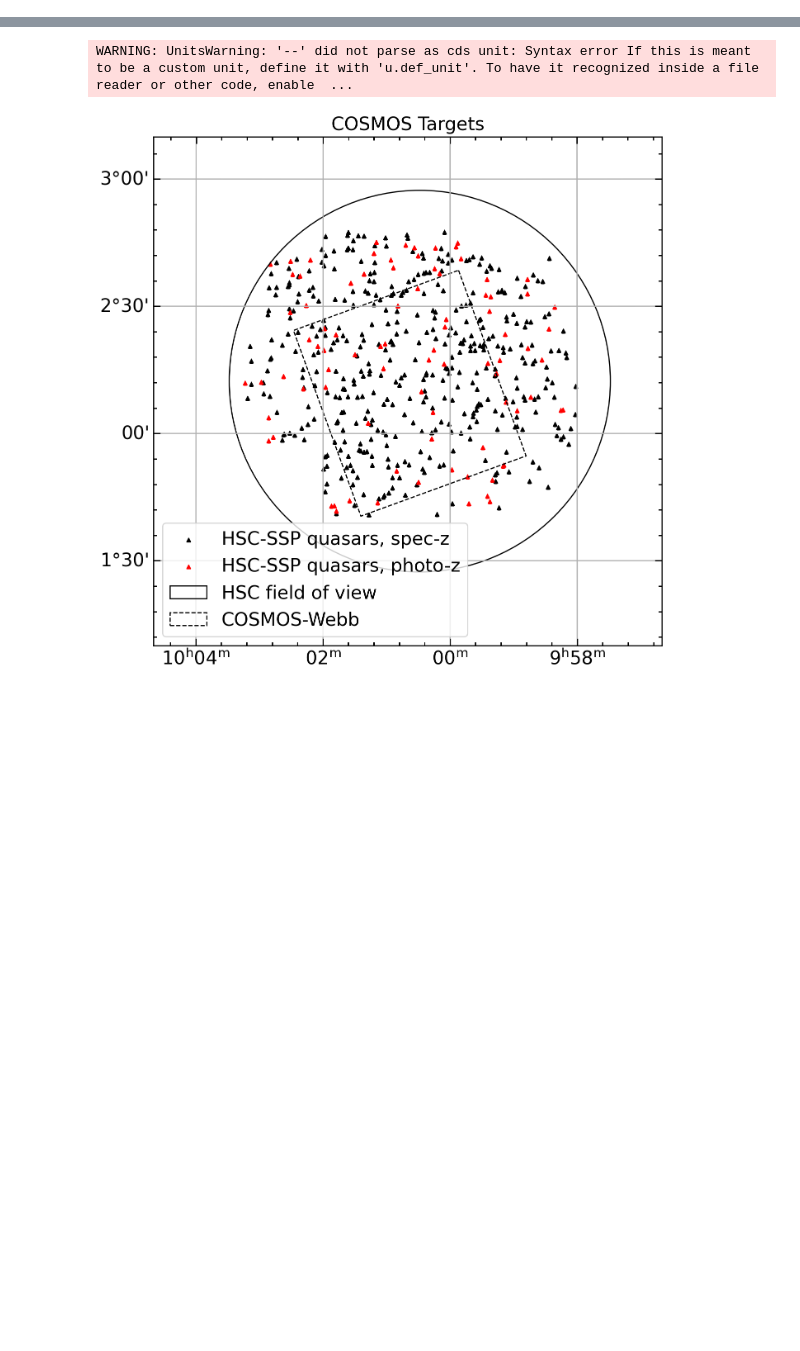
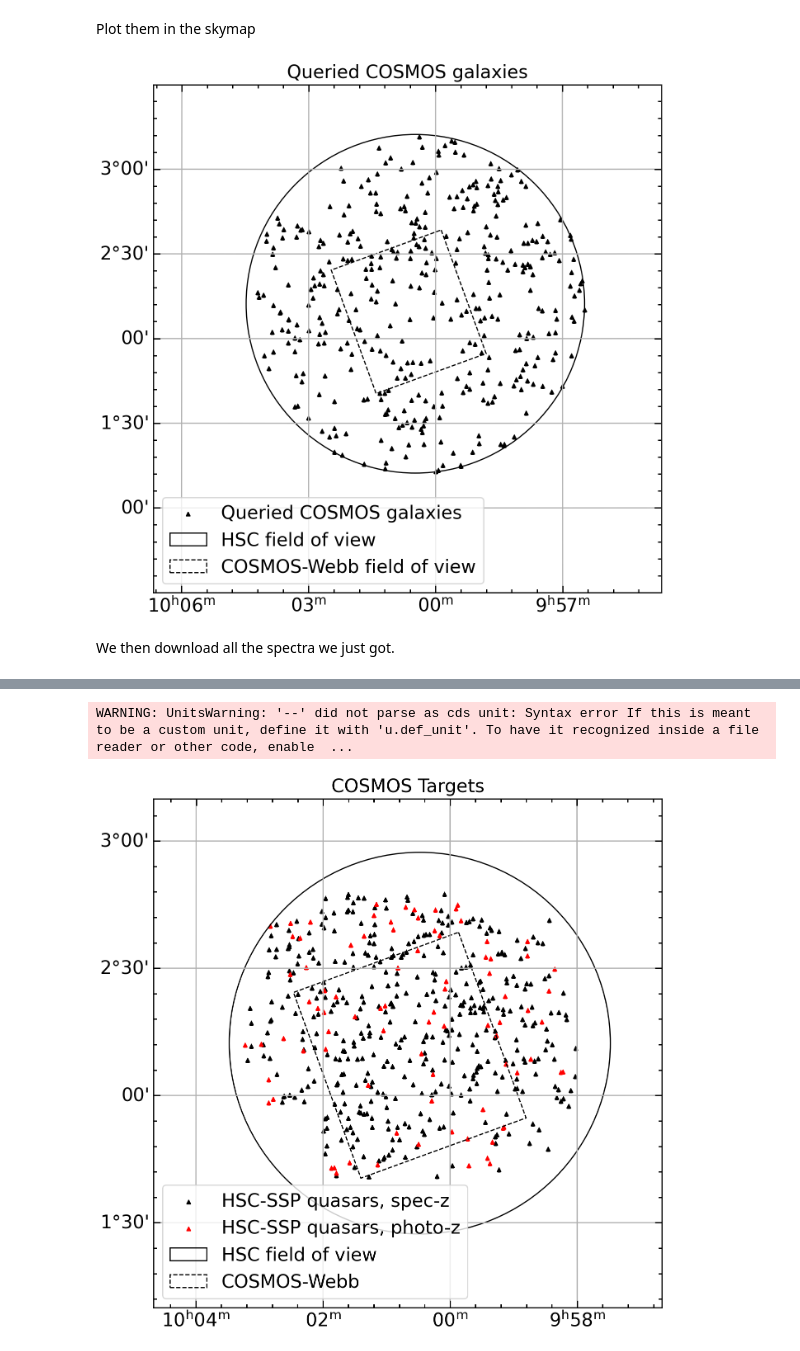
Before and after one commit to Chisen-Lupus/machine-learning-demo, a Jupyter notebook: nn-approach-demo.ipynb, the cells around one changed output, grey strips where cells are left out. Cells and saved outputs as stored; diff of their text form; code cells hidden in the pictures; blank space fills up the shorter version.

```diff
--- a/nn-approach-demo.ipynb
+++ b/nn-approach-demo.ipynb
@@ -24,0 +27,20 @@ plt.style.use(['bright', 'science', 'no-latex','notebook'])
+# %%
+from astroquery.sdss import SDSS
+
+HSC_center = SkyCoord('10h00m28.60s +02d12m21.00s')
+
+# NOTE: Columns other than ra, dec, and z are used for querying and downloading.
+sql_query = f"""
+SELECT
+  p.ra, p.dec, p.z, p.bestObjID, p.run2d, p.plate, p.fiberID, p.mjd
+  from specObj p, dbo.fGetNearbyObjEq({HSC_center.ra.deg}, {HSC_center.dec.deg}, 60) n
+  where
+    class = 'galaxy'
+    and z > 0.3
+    and zWarning = 0
+    and n.objID = p.bestObjID
+"""
+
+query_result = SDSS.query_sql(sql_query)
+
+query_result
@@ -24,0 +67,58 @@ plt.style.use(['bright', 'science', 'no-latex','notebook'])
+# %% [markdown]
+Plot them in the skymap
+# %%
+# Figure WCS
+center_coord = SkyCoord("150d10m 2d0m")
+width = 1.5*u.deg
+wcs = WCS(naxis=2)
+wcs.wcs.crpix = [1, 1]
+wcs.wcs.cdelt = [-width.to_value(u.deg), width.to_value(u.deg)]
+wcs.wcs.crval = [center_coord.ra.deg, center_coord.dec.deg]
+wcs.wcs.ctype = ["RA---TAN", "DEC--TAN"]
+
+fig = plt.figure(figsize=[8, 8], dpi=100)
+ax1 = plt.axes(projection=wcs)
+ax1.set_aspect('equal')
+
+# Sources
+ax1.scatter(query_result['ra'], query_result['dec'],
+            transform=ax1.get_transform('world'), s=10, marker='^', color='k',
+            alpha=1, label='Queried COSMOS galaxies')
+
+# Add HSC FOV
+#HSC: 10.1093/pasj/psx066 fig4
+HSC_center = SkyCoord('10h00m28.60s +02d12m21.00s')
+HSC_radius = 1
+HSC_FOV = plt.Circle(
+    (HSC_center.ra.value, HSC_center.dec.value), HSC_radius, fill=False,
+    transform=ax1.get_transform('world'), label='HSC field of view'
+)
+ax1.add_artist(HSC_FOV)
+
+# Add COSMOS-Webb FOV
+#Webb: 2211.07865 fig1
+Webb_center = SkyCoord('10h00m27.9s +02d12m03.5s')
+Webb_width = 41.5/60
+Webb_height = 46.6/60
+Webb_angle = 110
+Webb_FOV = plt.Rectangle(
+    (Webb_center.ra.value-Webb_width/2, Webb_center.dec.value-Webb_height/2),
+    Webb_height, Webb_width, rotation_point='center', angle=-110,
+    linestyle='--', fill=False, transform=ax1.get_transform('world'),
+    label='COSMOS-Webb field of view'
+)
+ax1.add_artist(Webb_FOV)
+
+ax1.grid()
+ax1.coords['ra'].set_auto_axislabel(False)
+ax1.coords['dec'].set_auto_axislabel(False)
+ax1.legend(loc='lower left', frameon=True)
+ax1.set_title('Queried COSMOS galaxies')
+ax1.set_xlim(-1, 1) # using deg as unit as defined in wcs.wcs.cdelt
+ax1.set_ylim(-1, 1)
+# fig.savefig('cosmos.eps', format='eps')
+plt.show()
+# %% [output]
+[figure, added]
+# %% [markdown]
+We then download all the spectra we just got.
```
Also changed, not shown: parts of 13 cells of this notebook.
